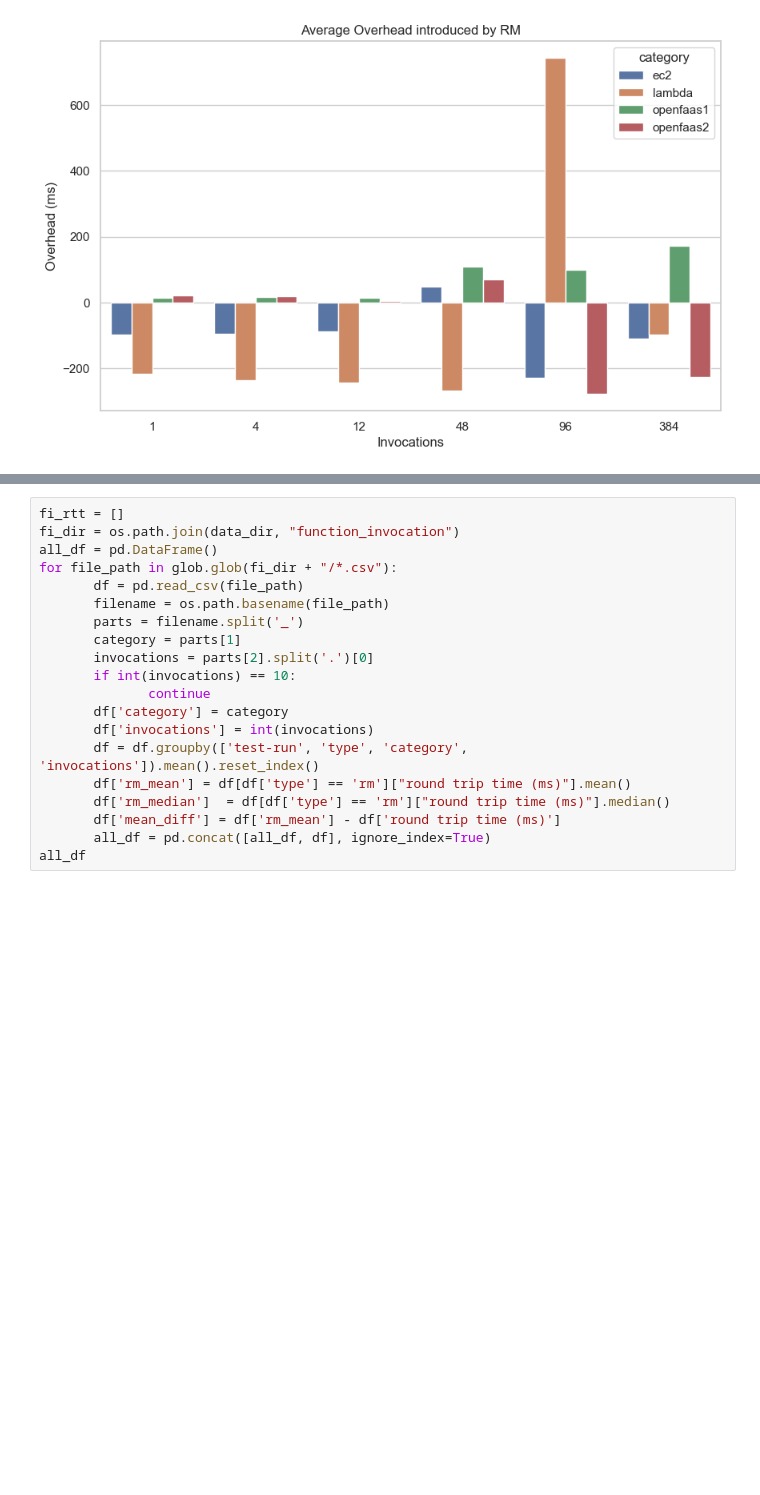
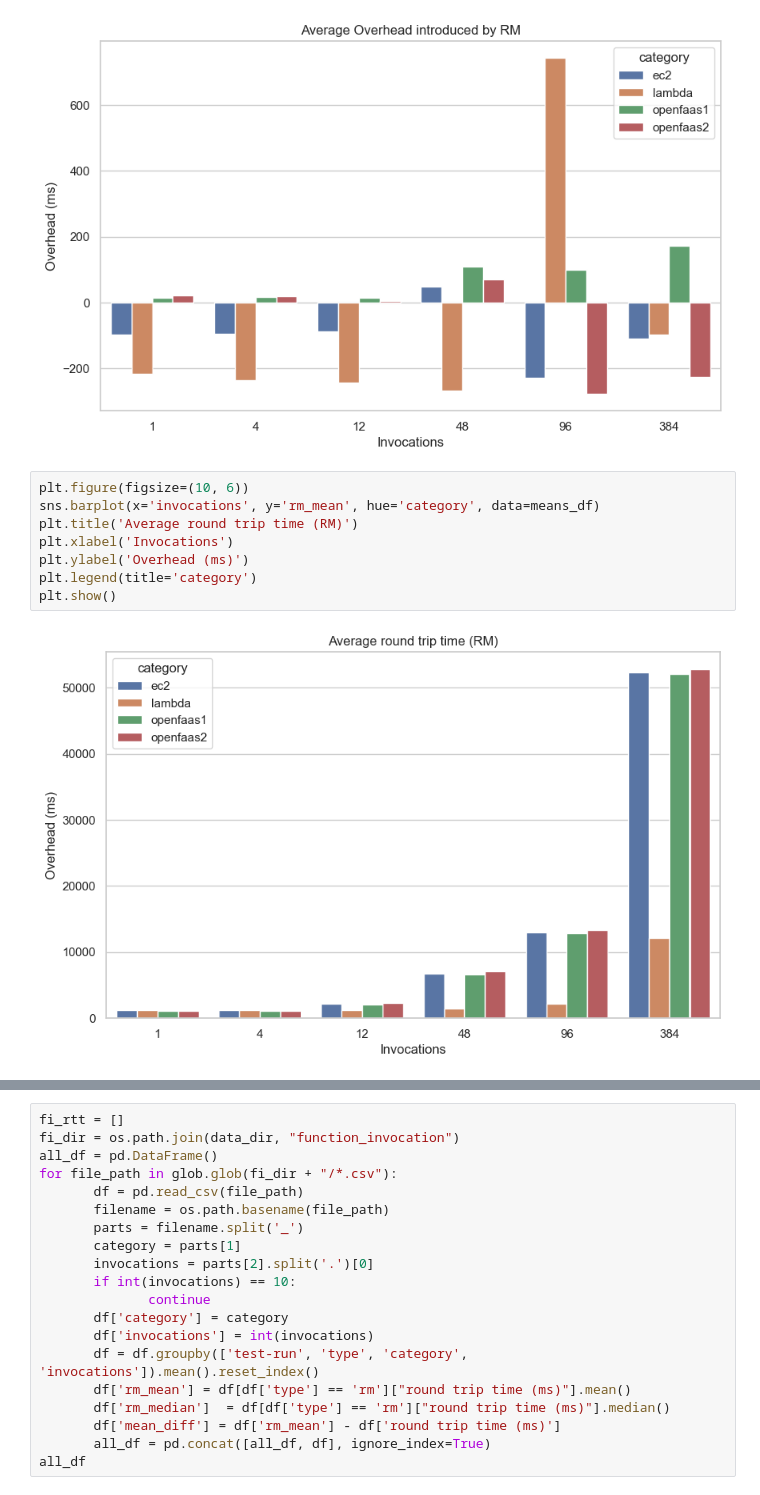
Before and after one commit to Apollo-Tools/resource-manager, a Jupyter notebook: benchmark/results/rm-analysis/function_invocations.ipynb, the cells around one changed output, grey strips where cells are left out. Saved outputs shown, nothing was run; the diff lists cells and outputs as text; blank space fills up the shorter version.

Commit message:
Update function invocation graphs

```diff
--- a/benchmark/results/rm-analysis/function_invocations.ipynb
+++ b/benchmark/results/rm-analysis/function_invocations.ipynb
@@ -77,3 +78,13 @@ plt.legend(title='category')
 plt.show()
 # %% [output]
 [figure]
+# %%
+plt.figure(figsize=(10, 6))
+sns.barplot(x='invocations', y='rm_mean', hue='category', data=means_df)
+plt.title('Average round trip time (RM)')
+plt.xlabel('Invocations')
+plt.ylabel('Overhead (ms)')
+plt.legend(title='category')
+plt.show()
+# %% [output]
+[figure, added]
```
Also changed, not shown: parts of 3 cells of this notebook.
